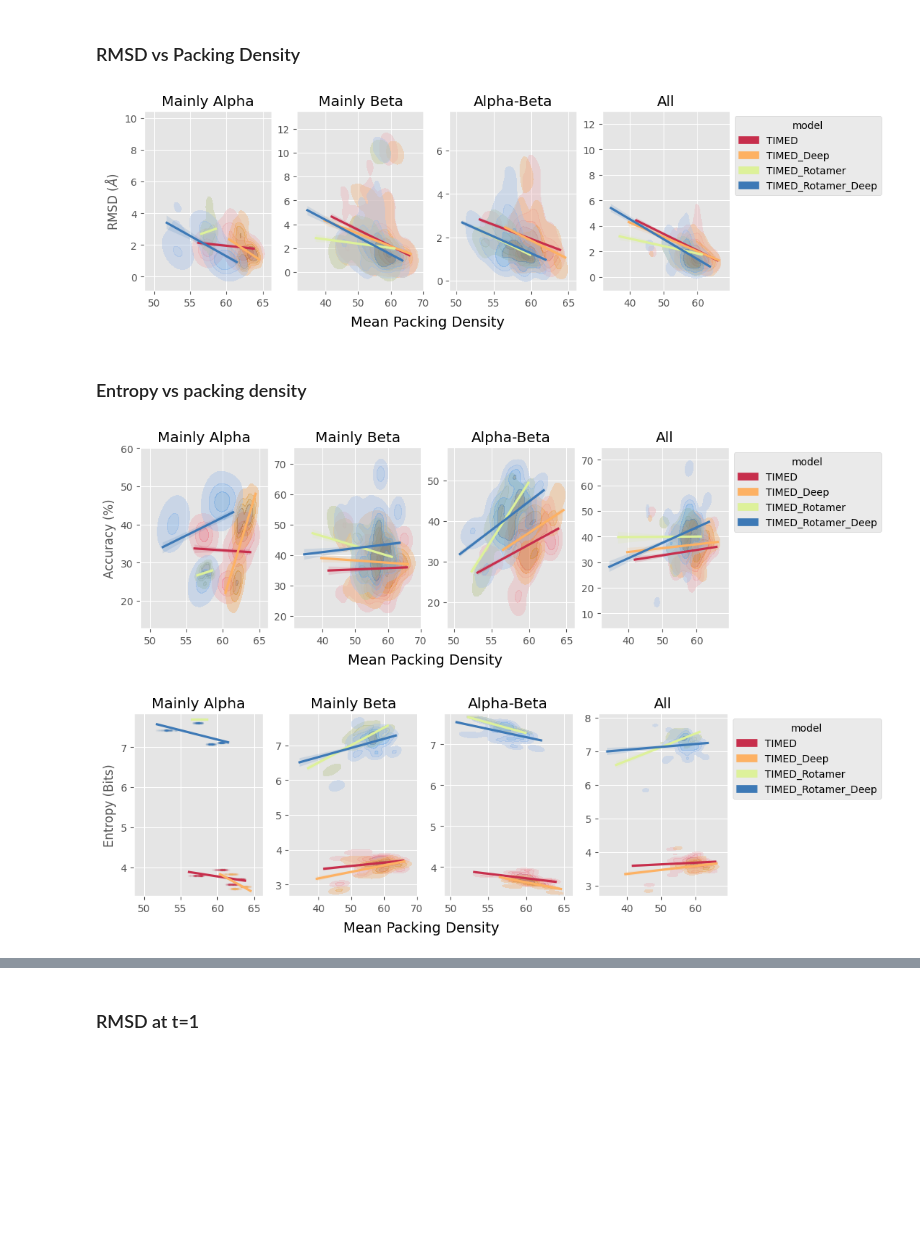
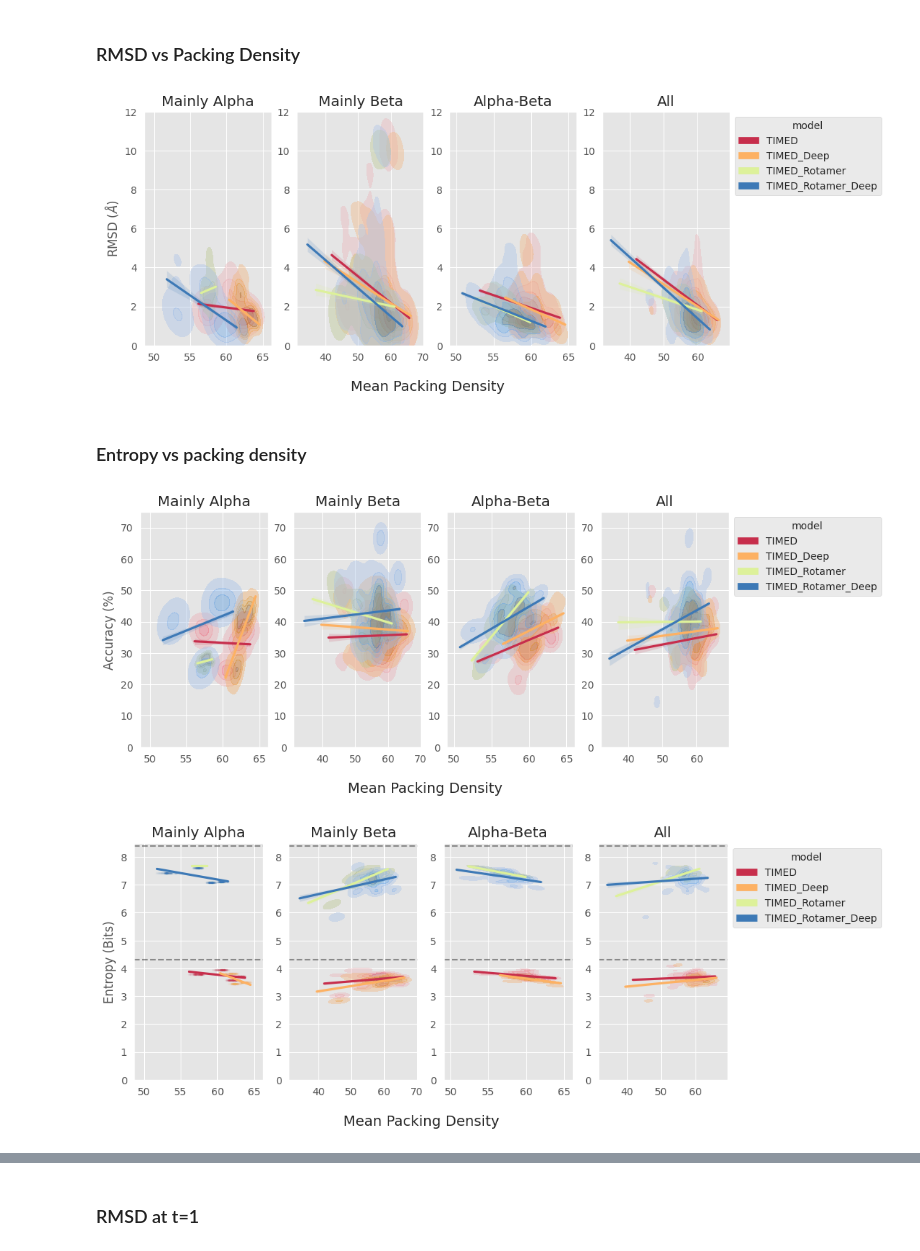
Before and after one commit to wells-wood-research/pdb-compare, a Jupyter notebook: plot_figures.ipynb, the cells around one changed output, grey strips where cells are left out. Saved outputs shown, nothing was run; the diff lists cells and outputs as text; code cells hidden in the pictures; blank space fills up the shorter version.

```diff
--- a/plot_figures.ipynb
+++ b/plot_figures.ipynb
@@ -159,11 +137,9 @@ Name: resolution, dtype: float64
 # %%
 from copy import copy
 for model_name in model_names:
+	print(model_name)
 	#model_name = 'skilled-wind-134-timed_hs1000_l2_dp03_weighted'
 	path_to_file = Path(f"timed_paper_2023/{model_name}.csv")
-	print(model_name)
-	print(path_to_file.exists())
-	print(path_to_file.with_suffix('.txt').exists())
 	# select only monomers
 	new_df = copy(df)
 	# choose your model
@@ -179,7 +155,7 @@ for model_name in model_names:
 	new_df['rmsd'] = pdb_rmsd
 	new_df['charge'] = pdb_charge
 	new_df['iso'] = pdb_iso
-
+	new_df['resolution'] = df['resolution'].values
 	new_df.to_csv(f"performance/{model_name}_performance.csv")
 # %% [output]
 evoEF2
@@ -941,7 +918,7 @@ for c in range(1,5):
         df = pd.read_csv(f"performance/{model_name}_performance.csv")
         df.sort_values(by="PDB", inplace=True)
 
-        x = df.iso.to_numpy()
+        x = df.resolutionm.to_numpy()
         z = df.accuracy.to_numpy() * 100
         y_nan = df.rmsd.to_numpy()
         # Remove NaN
@@ -1025,0 +1160,3 @@ plt.close()
+# %%
+df = pd.read_csv(f"performance/timed_deep_performance.csv")
+df[df["class"]==3].plot.scatter(x='resolution', y='recall')
@@ -1025,0 +1178,4 @@ plt.close()
+# %%
+x = df[df["class"]==3].resolution.values
+y = df[df["class"]==3].recall.values
+pearsonr(x, y)
@@ -3258,6 +3461,7 @@ pal = sns.color_palette("Spectral", n_colors=len(model_names))
 new_palette = [pal[0], pal[3], pal[7], pal[-1]]
 fig, (ax, ax2, ax3, ax4) = plt.subplots(figsize=set_size(505.89*1.5), ncols=4)
 axes = [ax, ax2, ax3, ax4]
+results_corr = []
 class_names = ["Mainly Alpha", "Mainly Beta", "Alpha-Beta", "All"]
 selected_x = "curr_packdensity_mean"
 selected_y = "curr_rmsd"
@@ -3300,35 +3504,35 @@ for i, curr_ax in enumerate(axes):
         results_corr.append([f"TIMED_Deep", i, 0.2, *pearsonr(curr_x,curr_y)])
         curr_x = results_arr[(results_arr['temp']==0.2) & (results_arr['model']=="TIMED_Rotamer")][selected_x]
         curr_y = results_arr[(results_arr['temp']==0.2) & (results_arr['model']=="TIMED_Rotamer")][selected_y]
         results_corr.append([f"TIMED_Rotamer", i, 0.2, *pearsonr(curr_x,curr_y)])
         curr_x = results_arr[(results_arr['temp']==0.2) & (results_arr['model']=="TIMED_Rotamer_Deep")][selected_x]
         curr_y = results_arr[(results_arr['temp']==0.2) & (results_arr['model']=="TIMED_Rotamer_Deep")][selected_y]
         results_corr.append([f"TIMED_Rotamer_Deep", i, 0.2, *pearsonr(curr_x,curr_y)])
         #curr_ax.legend(title='Sampling\nTemperature', loc='center left', bbox_to_anchor=(1, 0.5), ncol=1)
     curr_ax.set_title(class_names[i])
 
     #curr_ax.set_ylim(0, 60)
     if i==0:
         curr_ax.set_ylabel(r"RMSD ($\AA$)")
     else:
         curr_ax.set_ylabel("")
     curr_ax.set_xlabel("")
-
+    curr_ax.set_ylim(ymin=0, ymax=12)
     # Calculate correlations:
     #     curr_ax.axes.xaxis.set_visible(False)
     # curr_ax.axes.yaxis.set_visible(False)
 
 
 
 # fig.add_subplot(111, frameon=False)
 # plt.tick_params(labelcolor='none', top=False, bottom=False, left=False, right=False)
 fig.text(0.5, -0.04, r'Mean Packing Density', ha='center', fontsize=14)
 # fig.subplots_adjust(wspace=0.05, hspace=0.3)
 sns.move_legend(ax4, "upper left", bbox_to_anchor=(1, 1))
 
 #plt.show()
 # %% [output]
-[figure, old version]
+[figure, new version]
 # %% [markdown]
 ### Entropy vs packing density
 # %%
@@ -3405,6 +3609,7 @@ for i, curr_ax in enumerate(axes):
     else:
         curr_ax.set_ylabel("")
     curr_ax.set_xlabel("")
+    curr_ax.set_ylim(ymin=0, ymax=75)
 
     # Calculate correlations:
     #     curr_ax.axes.xaxis.set_visible(False)
@@ -3420,7 +3625,7 @@ sns.move_legend(ax4, "upper left", bbox_to_anchor=(1, 1))
 
 #plt.show()
 # %% [output]
-[figure, old version]
+[figure, new version]
 # %%
 import matplotlib as mpl
 from scipy.stats import pearsonr
@@ -3495,6 +3700,11 @@ for i, curr_ax in enumerate(axes):
     else:
         curr_ax.set_ylabel("")
     curr_ax.set_xlabel("")
+    curr_ax.set_ylim(ymin=0, ymax=8.5)
+    curr_ax.axhline(8.4,  ls='--', alpha=0.4, color=(0, 0, 0))
+    curr_ax.axhline(4.32,  ls='--', alpha=0.4, color=(0, 0, 0))
+
+
 
     # Calculate correlations:
     #     curr_ax.axes.xaxis.set_visible(False)
@@ -3510,4 +3720,4 @@ sns.move_legend(ax4, "upper left", bbox_to_anchor=(1, 1))
 
 #plt.show()
 # %% [output]
-[figure, old version]
+[figure, new version]
```
Also changed, not shown: parts of 16 cells of this notebook.
